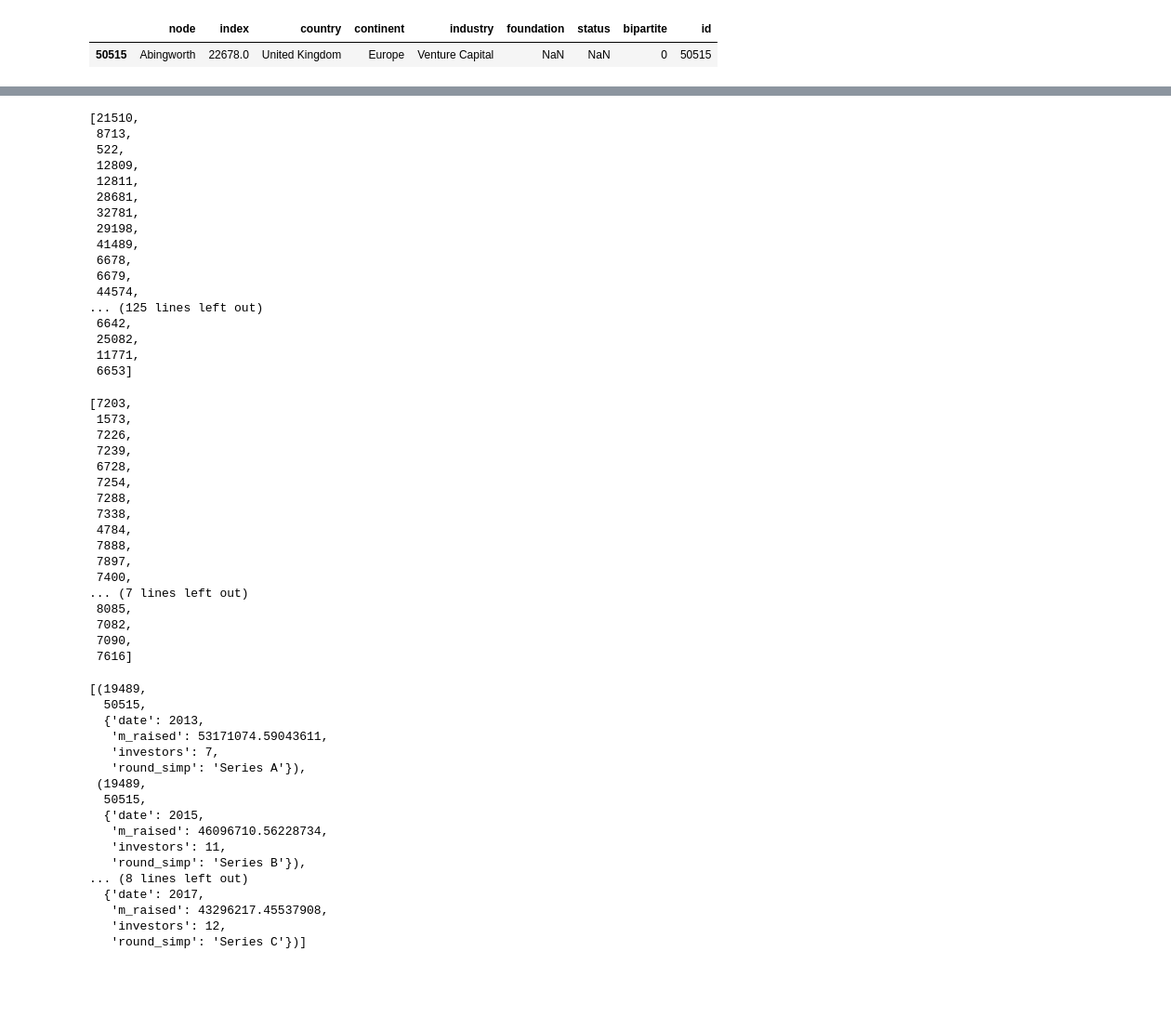
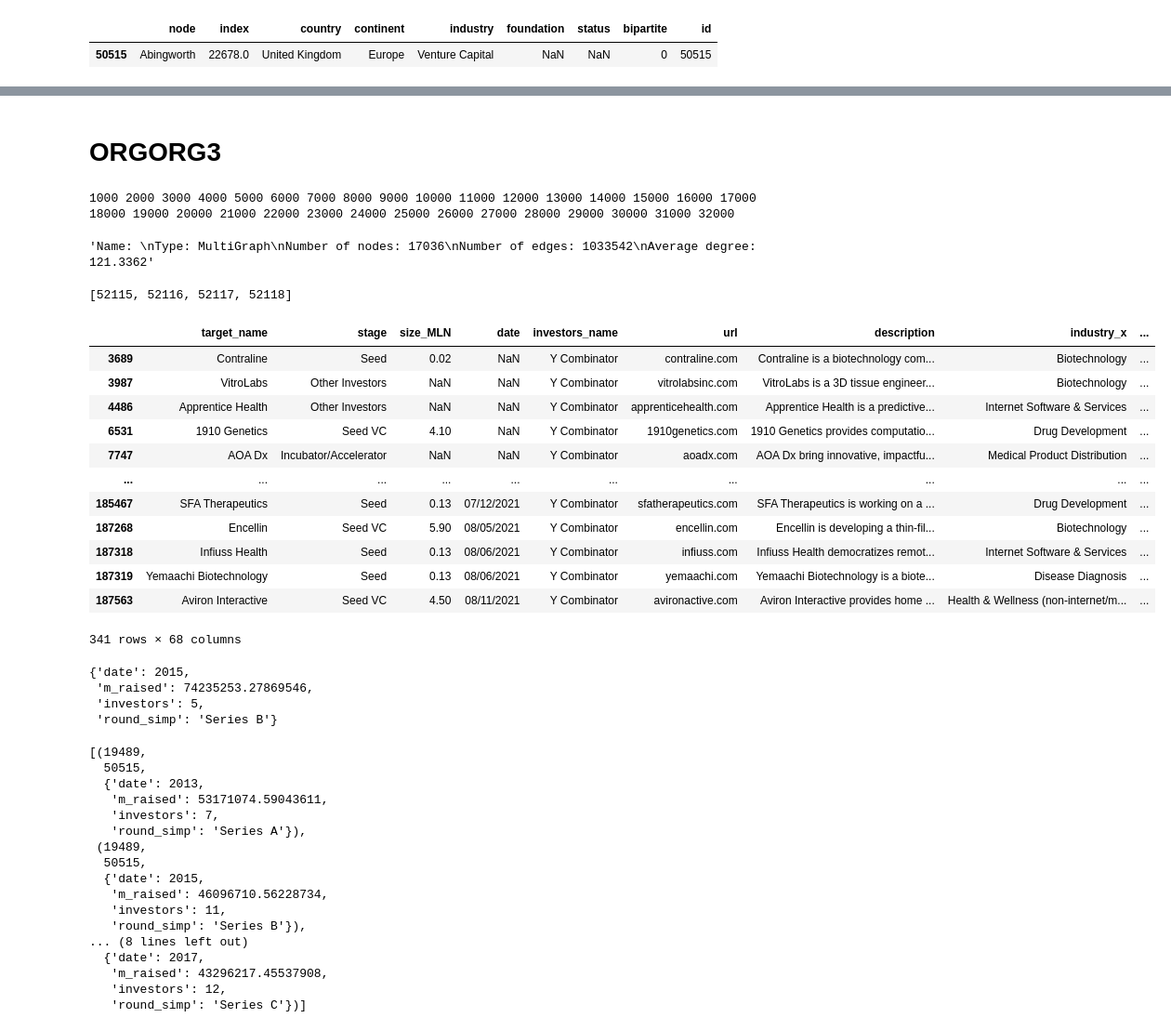
Before and after one commit to testalorenzo/crunch_net, a Jupyter notebook: Covariate/NetowrkFormation.ipynb, the cells around one changed output, grey strips where cells are left out. Shown: that part at 93% size. Cells and saved outputs as stored; diff of their text form; code cells hidden in the pictures; blank space fills up the shorter version.

Commit message:
orgorg2 aggiornato

```diff
--- a/Covariate/NetowrkFormation.ipynb
+++ b/Covariate/NetowrkFormation.ipynb
@@ -420,6 +486,8 @@ nodes[nodes['id'] == 50515]
+# %% [markdown]
+# ORGORG3
 # %%
 count=0
-finestra = list(range(1979,2022))
+finestra = list(range(1990,2022))
 win = []
 for i in range(1,len(finestra)+1):
     win.append(finestra[:i])
@@ -430,7 +498,7 @@ for node in tqdm(bid_nodes):
     ego=nx.ego_graph(B, node)
     ndx=list(ego.nodes())
     ndx.remove(node)
-    for periodo in win: # bad trick to link depending on year
+    for periodo in win:
         subndx=[x for x in ndx if [y for y in list(ego.edges(data=True)) if y[0]==x or y[1]==x][0][2]['date'] in periodo]
         for couple in itertools.combinations(subndx, 2):
             anno1 = ego[node][couple[0]][0]['date']
@@ -439,50 +507,45 @@ for node in tqdm(bid_nodes):
     count+=1
     if count%1000==0:
         print(count, end=' ')
+# %% [output]
+1000 2000 3000 4000 5000 6000 7000 8000 9000 10000 11000 12000 13000 14000 15000 16000 17000 18000 19000 20000 21000 22000 23000 24000 25000 26000 27000 28000 29000 30000 31000 32000
+# %%
+nx.info(orgorg3_2020)
+# %% [output]
+'Name: \nType: MultiGraph\nNumber of nodes: 17036\nNumber of edges: 1033542\nAverage degree: 121.3362'
+# %%
+list(bid_nodes)[1650:1654]
+# %% [output]
+[52115, 52116, 52117, 52118]
+# %%
+cb_new[cb_new['id_y'] == 52117]
+# %% [output]
+|  | target_name | stage | size_MLN | date | investors_name | url | description | industry_x | ... |
+| 3689 | Contraline | Seed | 0.02 | NaN | Y Combinator | contraline.com | Contraline is a biotechnology com... | Biotechnology | ... |
+| 3987 | VitroLabs | Other Investors | NaN | NaN | Y Combinator | vitrolabsinc.com | VitroLabs is a 3D tissue engineer... | Biotechnology | ... |
+| 4486 | Apprentice Health | Other Investors | NaN | NaN | Y Combinator | apprenticehealth.com | Apprentice Health is a predictive... | Internet Software & Services | ... |
+| 6531 | 1910 Genetics | Seed VC | 4.10 | NaN | Y Combinator | 1910genetics.com | 1910 Genetics provides computatio... | Drug Development | ... |
+| 7747 | AOA Dx | Incubator/Accelerator | NaN | NaN | Y Combinator | aoadx.com | AOA Dx bring innovative, impactfu... | Medical Product Distribution | ... |
+| ... | ... | ... | ... | ... | ... | ... | ... | ... | ... |
+| 185467 | SFA Therapeutics | Seed | 0.13 | 07/12/2021 | Y Combinator | sfatherapeutics.com | SFA Therapeutics is working on a ... | Drug Development | ... |
+| 187268 | Encellin | Seed VC | 5.90 | 08/05/2021 | Y Combinator | encellin.com | Encellin is developing a thin-fil... | Biotechnology | ... |
+| 187318 | Infiuss Health | Seed | 0.13 | 08/06/2021 | Y Combinator | infiuss.com | Infiuss Health democratizes remot... | Internet Software & Services | ... |
+| 187319 | Yemaachi Biotechnology | Seed | 0.13 | 08/06/2021 | Y Combinator | yemaachi.com | Yemaachi Biotechnology is a biote... | Disease Diagnosis | ... |
+| 187563 | Aviron Interactive | Seed VC | 4.50 | 08/11/2021 | Y Combinator | avironactive.com | Aviron Interactive provides home ... | Health & Wellness (non-internet/m... | ... |
+341 rows × 68 columns
 # %%
 ego=nx.ego_graph(B, 50515)
 # %%
 ndx = list(ego.nodes())
-# %%
-ndx
-# %% [output]
-[21510,
- 8713,
- 522,
- 12809,
- 12811,
- 28681,
- 32781,
- 29198,
- 41489,
- 6678,
- 6679,
- 44574,
-... (125 lines left out)
- 6642,
- 25082,
- 11771,
- 6653]
+# %%
+ego[50515][21510][0]
+# %% [output]
+{'date': 2015,
+ 'm_raised': 74235253.27869546,
+ 'investors': 5,
+ 'round_simp': 'Series B'}
 # %%
-[x for x in ndx if [y for y in list(ego.edges(data=True)) if y[0]==x or y[1]==x][0][2]['date'] in range(1970,2000)]
+subndx = [x for x in ndx if [y for y in list(ego.edges(data=True)) if y[0]==x or y[1]==x][0][2]['date'] in range(1970,2000)]
-# %% [output]
-[7203,
- 1573,
- 7226,
- 7239,
- 6728,
- 7254,
- 7288,
- 7338,
- 4784,
- 7888,
- 7897,
- 7400,
-... (7 lines left out)
- 8085,
- 7082,
- 7090,
- 7616]
 # %%
 x = 19489
 # %%
```
Also changed, not shown: parts of 12 cells of this notebook, 37 other files.
